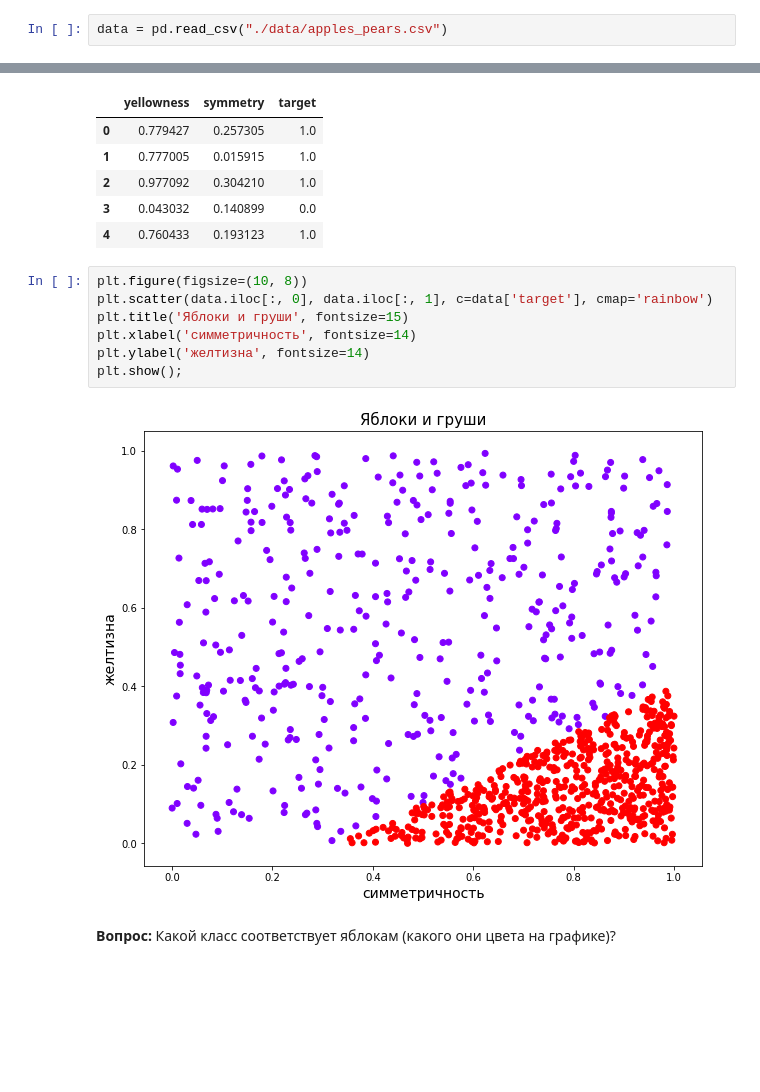
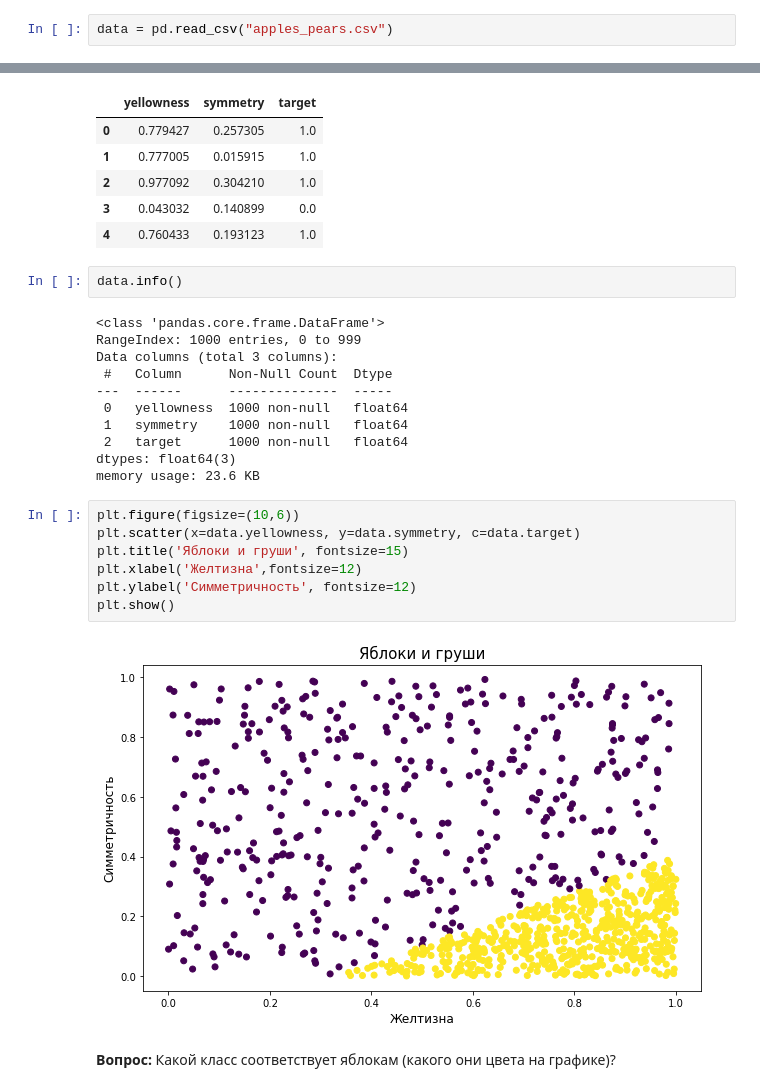
Before and after one commit to pavelkochkin1/machineLearning, a Jupyter notebook: SberBank/ml base/Файлы для практики/practice perceptron.ipynb, the cells around one changed output, grey strips where cells are left out. Saved outputs shown, nothing was run; the diff lists cells and outputs as text; blank space fills up the shorter version.

```diff
--- a/SberBank/ml base/Файлы для практики/practice perceptron.ipynb
+++ b/SberBank/ml base/Файлы для практики/practice perceptron.ipynb
@@ -175,7 +215,7 @@ b = 2.0
 # %% [markdown]
 Посмотрим, как меняется функция потерь в течение процесса обучения на реальных данных - датасет "Яблоки и Груши":
 # %%
-data = pd.read_csv("./data/apples_pears.csv")
+data = pd.read_csv("apples_pears.csv")
 # %%
 data.head()
 # %% [output]
@@ -185,15 +225,28 @@ data.head()
 | 2 | 0.977092 | 0.304210 | 1.0 |
 | 3 | 0.043032 | 0.140899 | 0.0 |
 | 4 | 0.760433 | 0.193123 | 1.0 |
+# %%
+data.info()
+# %% [output]
+<class 'pandas.core.frame.DataFrame'>
+RangeIndex: 1000 entries, 0 to 999
+Data columns (total 3 columns):
+ #   Column      Non-Null Count  Dtype
+---  ------      --------------  -----
+ 0   yellowness  1000 non-null   float64
+ 1   symmetry    1000 non-null   float64
+ 2   target      1000 non-null   float64
+dtypes: float64(3)
+memory usage: 23.6 KB
 # %%
-plt.figure(figsize=(10, 8))
-plt.scatter(data.iloc[:, 0], data.iloc[:, 1], c=data['target'], cmap='rainbow')
+plt.figure(figsize=(10,6))
+plt.scatter(x=data.yellowness, y=data.symmetry, c=data.target)
 plt.title('Яблоки и груши', fontsize=15)
-plt.xlabel('симметричность', fontsize=14)
-plt.ylabel('желтизна', fontsize=14)
-plt.show();
+plt.xlabel('Желтизна',fontsize=12)
+plt.ylabel('Симметричность', fontsize=12)
+plt.show()
 # %% [output]
-[figure, old version]
+[figure, new version]
 # %% [markdown]
 **Вопрос:** Какой класс соответствует яблокам (какого они цвета на графике)?
 # %% [markdown]
```
Also changed, not shown: parts of 15 cells of this notebook, 30 other files.
